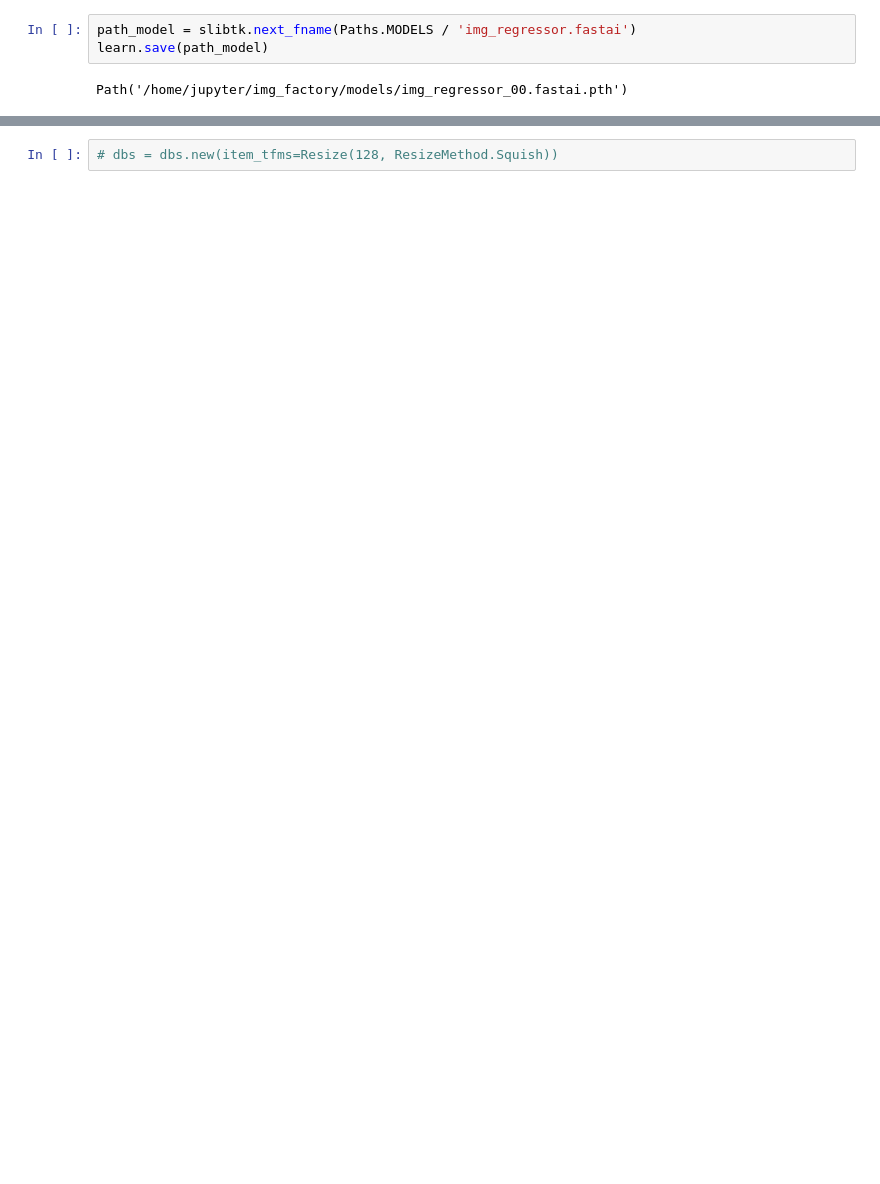
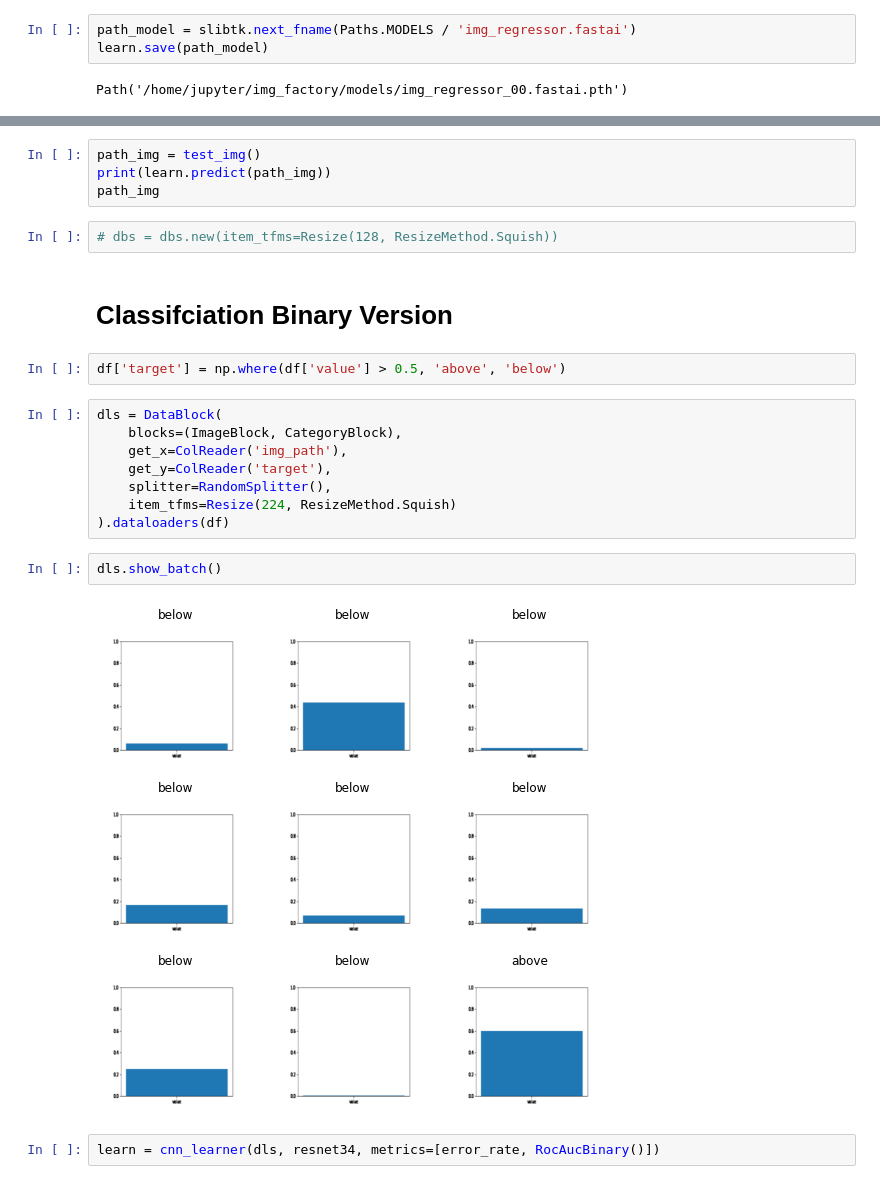
Before and after one commit to alexlewzey/img_factory, a Jupyter notebook: src/img_regression.ipynb, the cells around one changed output, grey strips where cells are left out. Saved outputs shown, nothing was run; the diff lists cells and outputs as text; blank space fills up the shorter version.

```diff
--- a/src/img_regression.ipynb
+++ b/src/img_regression.ipynb
@@ -167,2 +162,24 @@ learn.predict(path_img)
+# %%
+path_img = test_img()
+print(learn.predict(path_img))
+path_img
 # %%
 # dbs = dbs.new(item_tfms=Resize(128, ResizeMethod.Squish))
+# %% [markdown]
+# Classifciation Binary Version
+# %%
+df['target'] = np.where(df['value'] > 0.5, 'above', 'below')
+# %%
+dls = DataBlock(
+    blocks=(ImageBlock, CategoryBlock),
+    get_x=ColReader('img_path'),
+    get_y=ColReader('target'),
+    splitter=RandomSplitter(),
+    item_tfms=Resize(224, ResizeMethod.Squish)
+).dataloaders(df)
+# %%
+dls.show_batch()
+# %% [output]
+[figure, added]
+# %%
+learn = cnn_learner(dls, resnet34, metrics=[error_rate, RocAucBinary()])
```
Also changed, not shown: parts of 27 cells of this notebook.
